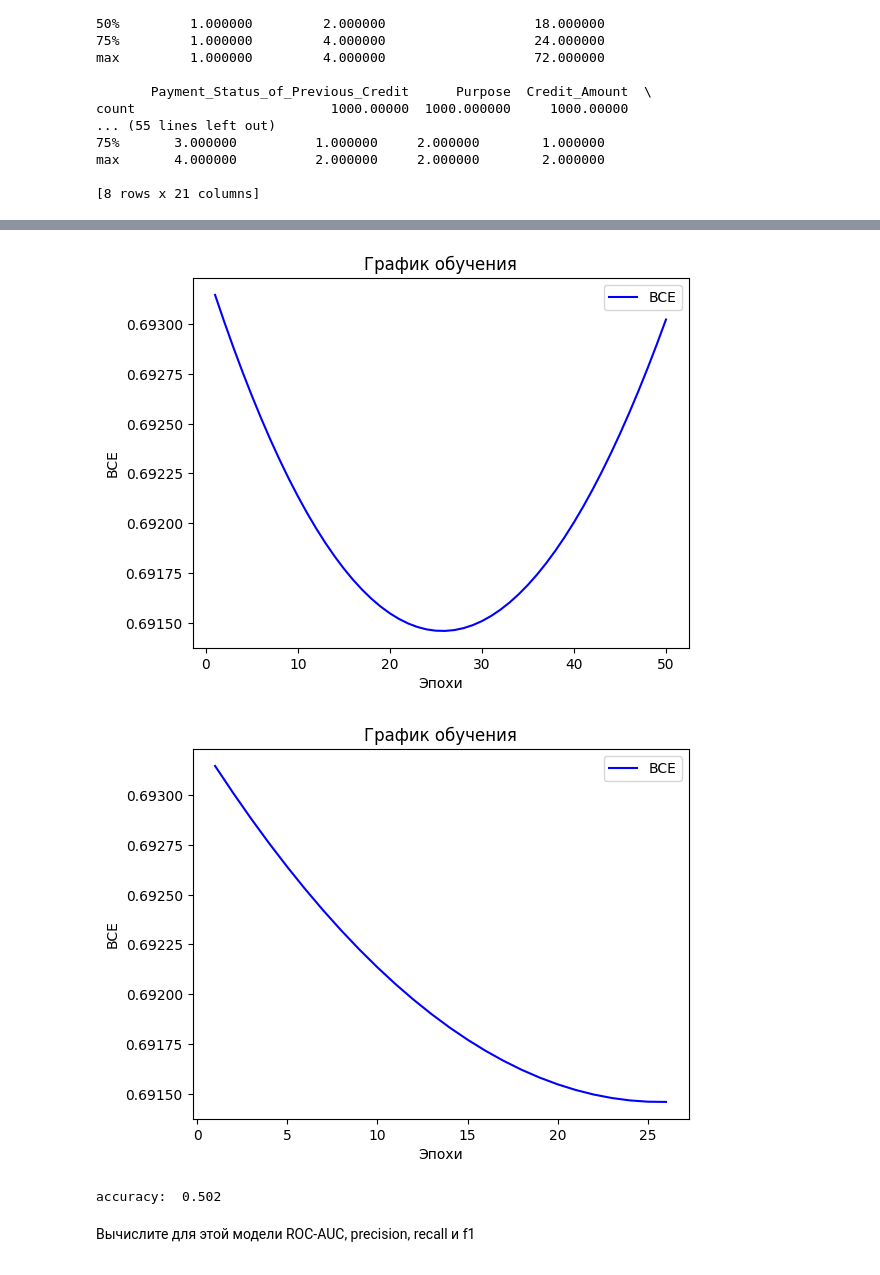
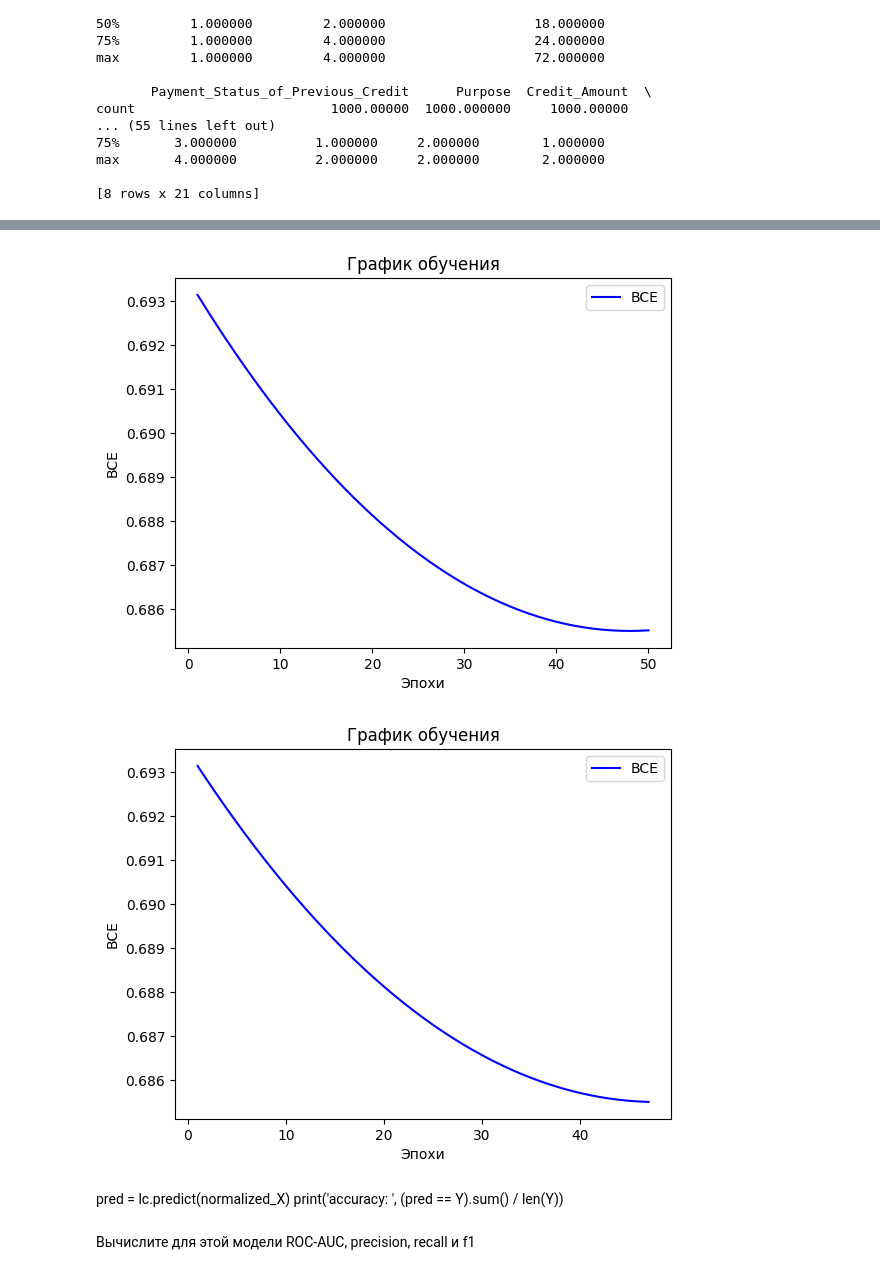
Before and after one commit to ibatuloff/MLcourse, a Jupyter notebook: lab3/Линейная модель и градиентный спуск.ipynb, the cells around one changed output, grey strips where cells are left out. Saved outputs shown, nothing was run; the diff lists cells and outputs as text; code cells hidden in the pictures.

```diff
--- a/lab3/Линейная модель и градиентный спуск.ipynb
+++ b/lab3/Линейная модель и градиентный спуск.ipynb
@@ -244,13 +278,13 @@ Purpose of Credit: New car, Used car, Home Related, Other
 data = pd.read_csv('german.csv', sep=';')
 # print(data.head())
 Y = data['Creditability']
-# X = data.iloc[:, 1:].drop(columns=['Foreign_Worker', 'No_of_dependents'])
-X = data[['Account_Balance', 'Payment_Status_of_Previous_Credit', 'Value_Savings_Stocks', 'Length_of_current_employment',
-        'Sex_Marital_Status',
-        'No_of_Credits_at_this_Bank',
-        'Guarantors',
-        'Credit_Amount',
-        'Purpose']]
+X = data.iloc[:, 1:].drop(columns=['Foreign_Worker', 'No_of_dependents'])
+# X = data[['Account_Balance', 'Payment_Status_of_Previous_Credit', 'Value_Savings_Stocks', 'Length_of_current_employment',
+#         'Sex_Marital_Status',
+#         'No_of_Credits_at_this_Bank',
+#         'Guarantors',
+#         'Credit_Amount',
+#         'Purpose']]
 # %%
 print(data.describe())
 # %% [output]
@@ -313,29 +347,27 @@ plt.legend()
 # Отобразите график.
 plt.show()
 # %% [output]
-[figure, old version]
+[figure, new version]
 # %%
 lc = LinearClassifier(num_features=X.shape[1])
-history = lc.fit(normalized_X, Y.to_numpy(), epochs=26)
+history = lc.fit(normalized_X, Y.to_numpy(), epochs=47)
 
 epochs = range(1, len(history) + 1)
 
 # Постройте график обучения.
 plt.plot(epochs, history, 'b', label='BCE')
 plt.title('График обучения')
 plt.xlabel('Эпохи')
 plt.ylabel('BCE')
 plt.legend()
 
 # Отобразите график.
 plt.show()
 # %% [output]
-[figure, old version]
+[figure, new version]
-# %%
-pred = lc.predict(normalized_X)
-print('accuracy: ', (pred == Y).sum() / len(Y))
-# %% [output]
-accuracy:  0.502
+# %% [markdown]
+pred = lc.predict(normalized_X)
+print('accuracy: ', (pred == Y).sum() / len(Y))
 # %% [markdown]
 Вычислите для этой модели ROC-AUC, precision, recall и f1
 # %%
```
Also changed, not shown: parts of 5 cells of this notebook.
